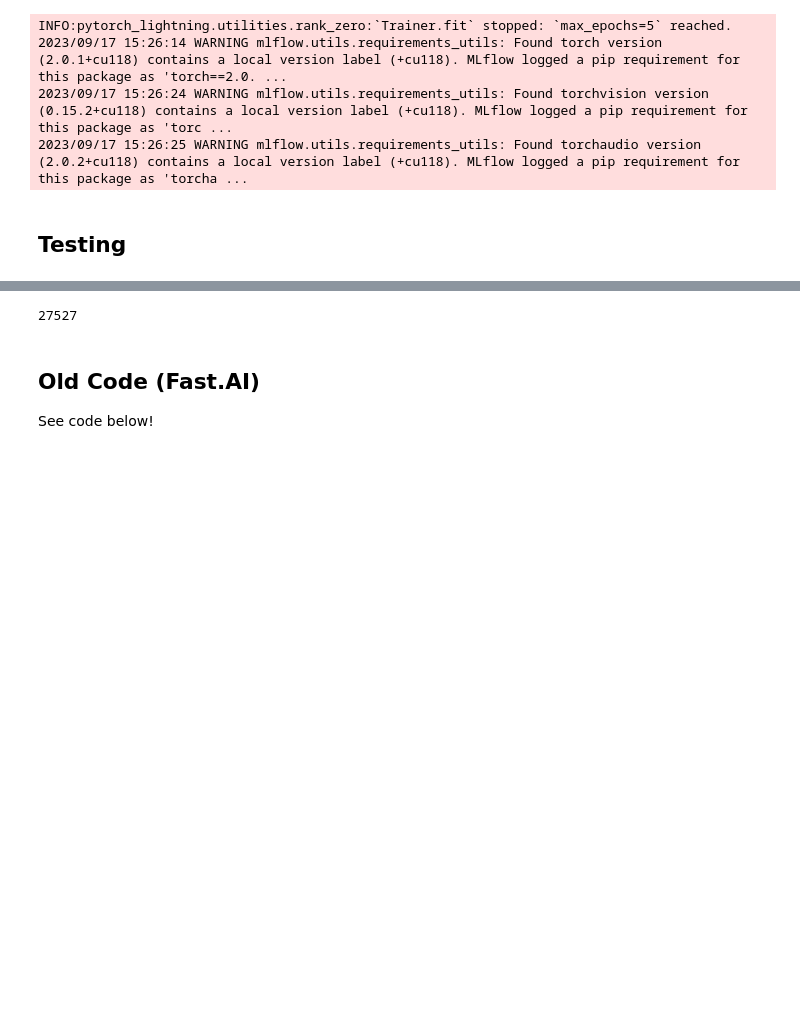
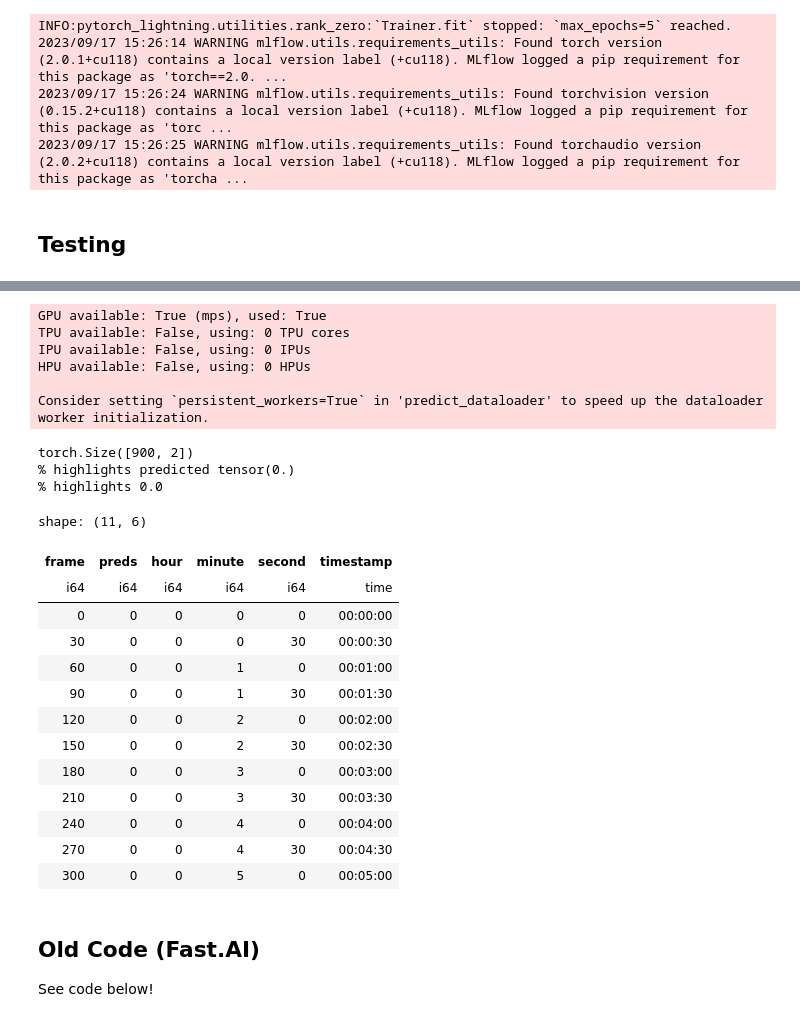
Before and after one commit to londogard/lol_highlight_detection, a Jupyter notebook: LolHighlight.ipynb, the cells around one changed output, grey strips where cells are left out. Cells and saved outputs as stored; diff of their text form; code cells hidden in the pictures; blank space fills up the shorter version.

```diff
--- a/LolHighlight.ipynb
+++ b/LolHighlight.ipynb
@@ -225,17 +135,3 @@ class FrameDataModule(L.LightningDataModule):
 ### Models
 
 Here we instantiate models.
-# %%
-import torch.nn as nn
-import torchvision.models as models
-from torchvision.models import ResNet
-
-class ResNetClassifier(nn.Module):
-    def __init__(self, model: ResNet, num_classes: int = 2):
-        super().__init__()
-        self.num_classes = num_classes
-        self.model = model
-        self.model.fc = nn.Linear(self.model.fc.in_features, num_classes)
-
-    def forward(self, x):
-        return self.model(x)
@@ -420,17 +216,36 @@ df.write_parquet("f.parquet")
-# %%
-import plotly.express as px
-FPS = 3
-AGGREGATE_DURATION = 30
-
-df_g = df.group_by(pl.col("frame") // (AGGREGATE_DURATION*FPS)).agg(pl.sum("preds"))
-seconds = pl.col("frame")
-df_g = (df_g
-        .with_columns(pl.col("frame") * AGGREGATE_DURATION)
-        .with_columns(hour=seconds // (60*60), minute=(seconds // 60) % 60, second=seconds % 60)
-        .with_columns(timestamp=pl.time(pl.col("hour"), "minute", "second"))
-        .sort("timestamp"))
-print("% highlights", df_g["preds"].sum() / len(df_g))
-
-px.line(df_g, x="timestamp", y="preds", line_shape='hv')
-# %% [output]
-27527
+# %%
+import inference
+import lightning as L
+from torchvision import models
+from models.lightning_wrapper import LightningWrapper
+from models.resnet import ResNetClassifier
+from pathlib import Path
+
+df = inference.run_inference(L.Trainer(), LightningWrapper.load_from_checkpoint(
+    "resnet.ckpt", model=ResNetClassifier(models.resnet50()), learning_rate=1e-4
+), Path("1913327875"))
+df
+# %% [output]
+GPU available: True (mps), used: True
+TPU available: False, using: 0 TPU cores
+IPU available: False, using: 0 IPUs
+HPU available: False, using: 0 HPUs
+
+Consider setting `persistent_workers=True` in 'predict_dataloader' to speed up the dataloader worker initialization.
+torch.Size([900, 2])
+% highlights predicted tensor(0.)
+% highlights 0.0
+shape: (11, 6)
+| frame | preds | hour | minute | second | timestamp |
+| i64 | i64 | i64 | i64 | i64 | time |
+| 0 | 0 | 0 | 0 | 0 | 00:00:00 |
+| 30 | 0 | 0 | 0 | 30 | 00:00:30 |
+| 60 | 0 | 0 | 1 | 0 | 00:01:00 |
+| 90 | 0 | 0 | 1 | 30 | 00:01:30 |
+| 120 | 0 | 0 | 2 | 0 | 00:02:00 |
+| 150 | 0 | 0 | 2 | 30 | 00:02:30 |
+| 180 | 0 | 0 | 3 | 0 | 00:03:00 |
+| 210 | 0 | 0 | 3 | 30 | 00:03:30 |
+| 240 | 0 | 0 | 4 | 0 | 00:04:00 |
+| 270 | 0 | 0 | 4 | 30 | 00:04:30 |
+| 300 | 0 | 0 | 5 | 0 | 00:05:00 |
```
Also changed, not shown: parts of 17 cells of this notebook, 5 other files.
